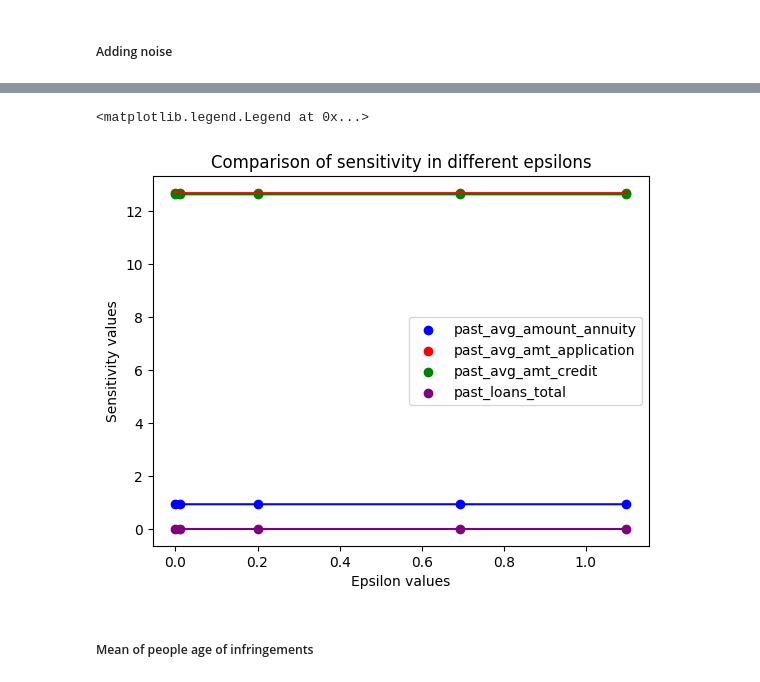
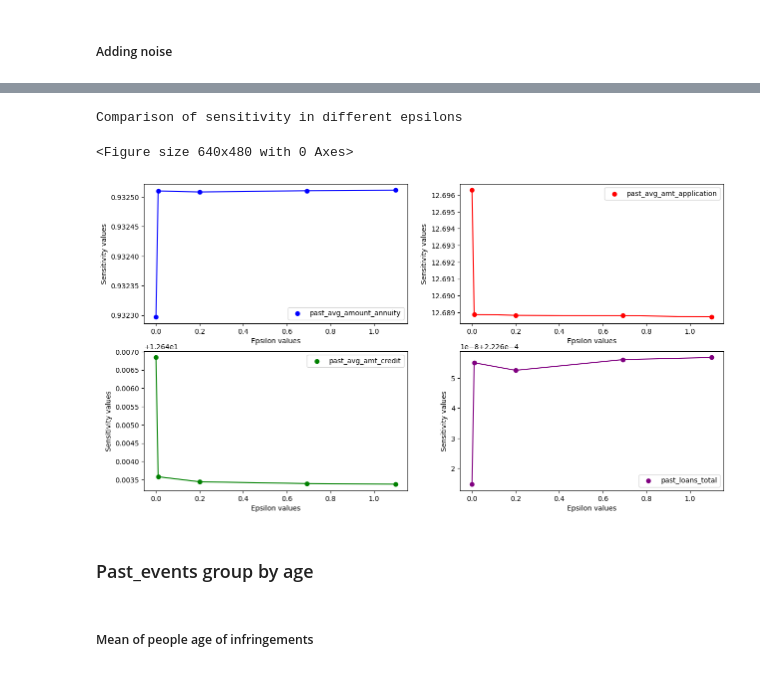
Before and after one commit to patii01/SP-Project, a Jupyter notebook: Assignment 2/SP_Assignment2.ipynb, the cells around one changed output, grey strips where cells are left out. Saved outputs shown, nothing was run; the diff lists cells and outputs as text; code cells hidden in the pictures.

```diff
--- a/Assignment 2/SP_Assignment2.ipynb
+++ b/Assignment 2/SP_Assignment2.ipynb
@@ -207,25 +206,32 @@ Total mean: 4.5437063648287594
 # %%
 s_annuity_a = [s_annuity, s_annuity_001, s_annuity_02, s_annuity_l2, s_annuity_l3]
 s_application_a = [s_application, s_application_001, s_application_02, s_application_l2, s_application_l3]
 s_credit_a = [s_credit, s_credit_001, s_credit_02, s_credit_l2, s_credit_l3]
 s_loans_a = [s_loans, s_loans_001, s_loans_02, s_loans_l2, s_loans_l3]
 
 epsilon_values = [0, 0.01, 0.2, np.log(2), np.log(3)]
 
-plt.title("Comparison of sensitivity in different epsilons")
-plt.xlabel("Epsilon values")
-plt.ylabel("Sensitivity values")
+plt.figure()
+plt.subplots(2, 2, figsize=(15, 8))
 
-plt.plot(epsilon_values, s_annuity_a, color = 'blue')
-plt.plot(epsilon_values, s_application_a, color = 'red')
-plt.plot(epsilon_values, s_credit_a, color = 'green')
-plt.plot(epsilon_values, s_loans_a, color = 'purple')
-plt.scatter(epsilon_values, s_annuity_a, color = 'blue', label="past_avg_amount_annuity")
-plt.scatter(epsilon_values, s_application_a, color = 'red', label="past_avg_amt_application")
-plt.scatter(epsilon_values, s_credit_a, color = 'green', label="past_avg_amt_credit")
-plt.scatter(epsilon_values, s_loans_a, color = 'purple', label="past_loans_total")
+print("Comparison of sensitivity in different epsilons")
 
-plt.legend()
+def plot(num, column, x, y, color):
+    plt.subplot(2, 2, num)
+    plt.xlabel("Epsilon values")
+    plt.ylabel("Sensitivity values")
+    plt.plot(x, y, color = color)
+    plt.scatter(x, y, color = color, label= column)
+    plt.legend()
+
+
+plot(1, 'past_avg_amount_annuity', epsilon_values, s_annuity_a, 'blue')
+plot(2,'past_avg_amt_application', epsilon_values, s_application_a, 'red')
+plot(3, 'past_avg_amt_credit', epsilon_values, s_credit_a, 'green')
+plot(4, 'past_loans_total', epsilon_values, s_loans_a, 'purple')
 # %% [output]
-<matplotlib.legend.Legend at 0x...>
+Comparison of sensitivity in different epsilons
+<Figure size 640x480 with 0 Axes>
-[figure, old version]
+[figure, new version]
+# %% [markdown]
+### Past_events group by age
```
Also changed, not shown: parts of 5 cells of this notebook.
